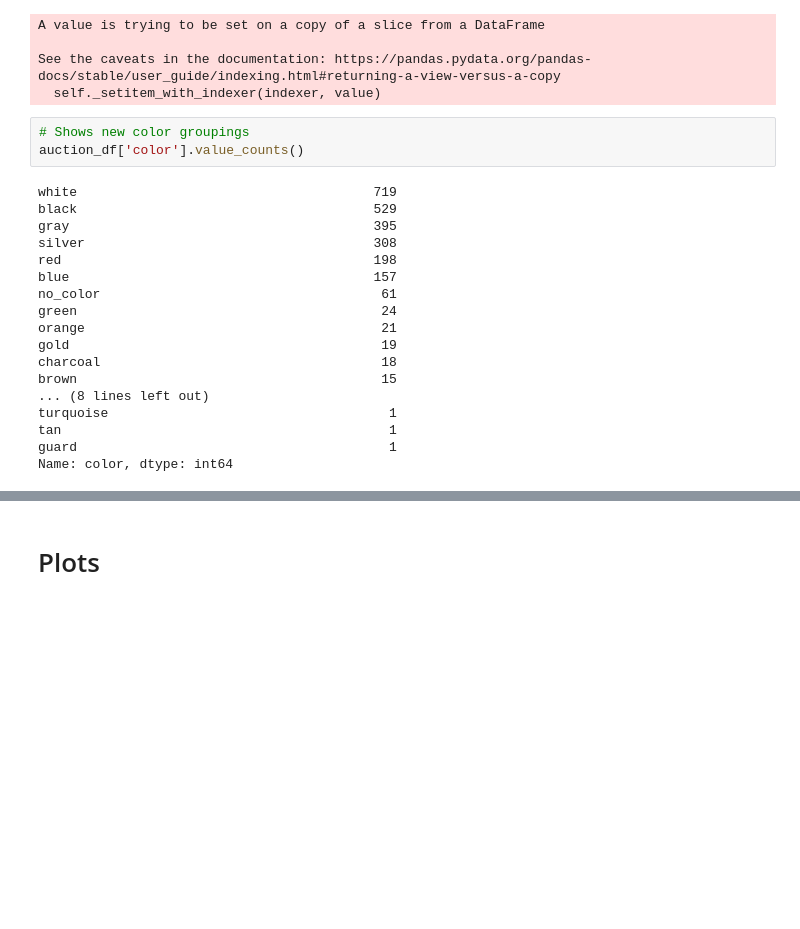
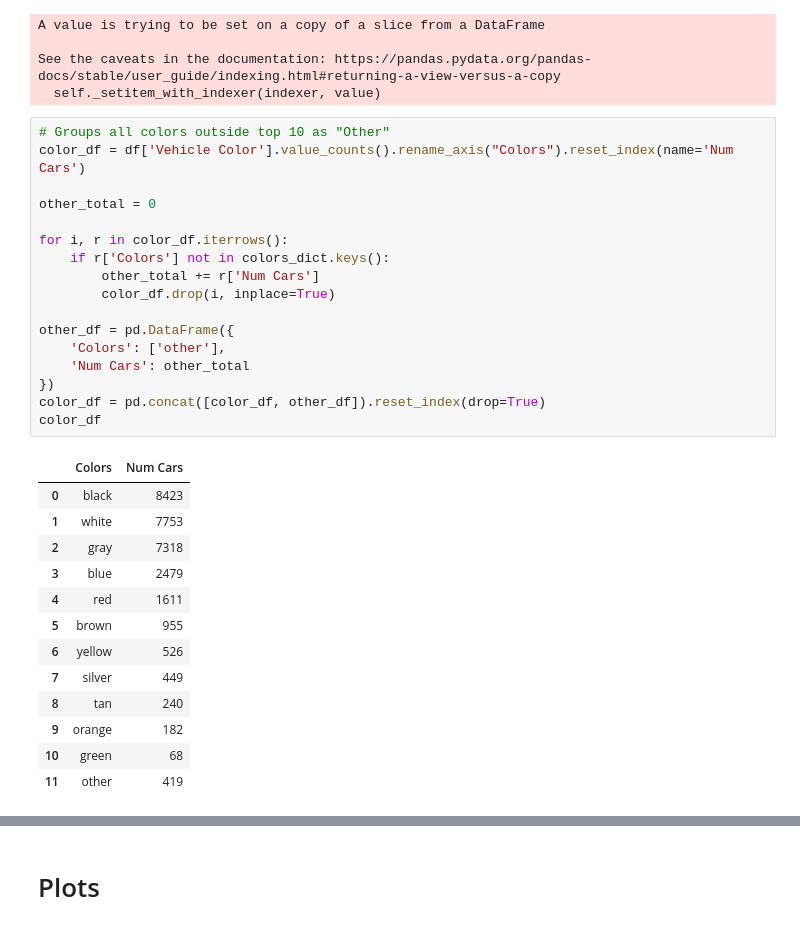
Before and after one commit to RyanAdamGonzalez1996/Project1, a Jupyter notebook: Vehicle_Color.ipynb, the cells around one changed output, grey strips where cells are left out. Cells and saved outputs as stored; diff of their text form; blank space fills up the shorter version.

```diff
--- a/Vehicle_Color.ipynb
+++ b/Vehicle_Color.ipynb
@@ -74,24 +74,34 @@ A value is trying to be set on a copy of a slice from a DataFrame
 
 See the caveats in the documentation: https://pandas.pydata.org/pandas-docs/stable/user_guide/indexing.html#returning-a-view-versus-a-copy
   self._setitem_with_indexer(indexer, value)
-# %%
-# Shows new color groupings
-auction_df['color'].value_counts()
-# %% [output]
-white                                      719
-black                                      529
-gray                                       395
-silver                                     308
-red                                        198
-blue                                       157
-no_color                                    61
-green                                       24
-orange                                      21
-gold                                        19
-charcoal                                    18
-brown                                       15
-... (8 lines left out)
-turquoise                                    1
-tan                                          1
-guard                                        1
-Name: color, dtype: int64
+# %%
+# Groups all colors outside top 10 as "Other"
+color_df = df['Vehicle Color'].value_counts().rename_axis("Colors").reset_index(name='Num Cars')
+
+other_total = 0
+
+for i, r in color_df.iterrows():
+    if r['Colors'] not in colors_dict.keys():
+        other_total += r['Num Cars']
+        color_df.drop(i, inplace=True)
+
+other_df = pd.DataFrame({
+    'Colors': ['other'],
+    'Num Cars': other_total
+})
+color_df = pd.concat([color_df, other_df]).reset_index(drop=True)
+color_df
+# %% [output]
+|  | Colors | Num Cars |
+| 0 | black | 8423 |
+| 1 | white | 7753 |
+| 2 | gray | 7318 |
+| 3 | blue | 2479 |
+| 4 | red | 1611 |
+| 5 | brown | 955 |
+| 6 | yellow | 526 |
+| 7 | silver | 449 |
+| 8 | tan | 240 |
+| 9 | orange | 182 |
+| 10 | green | 68 |
+| 11 | other | 419 |
```
Also changed, not shown: parts of 4 cells of this notebook.
